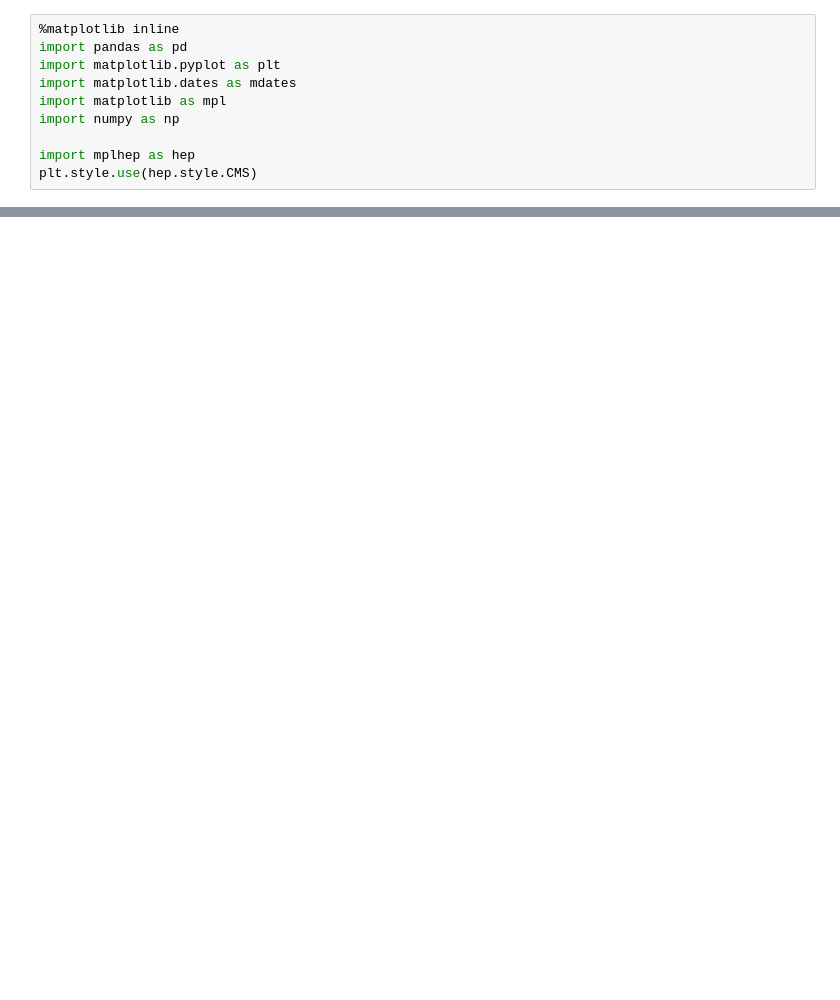
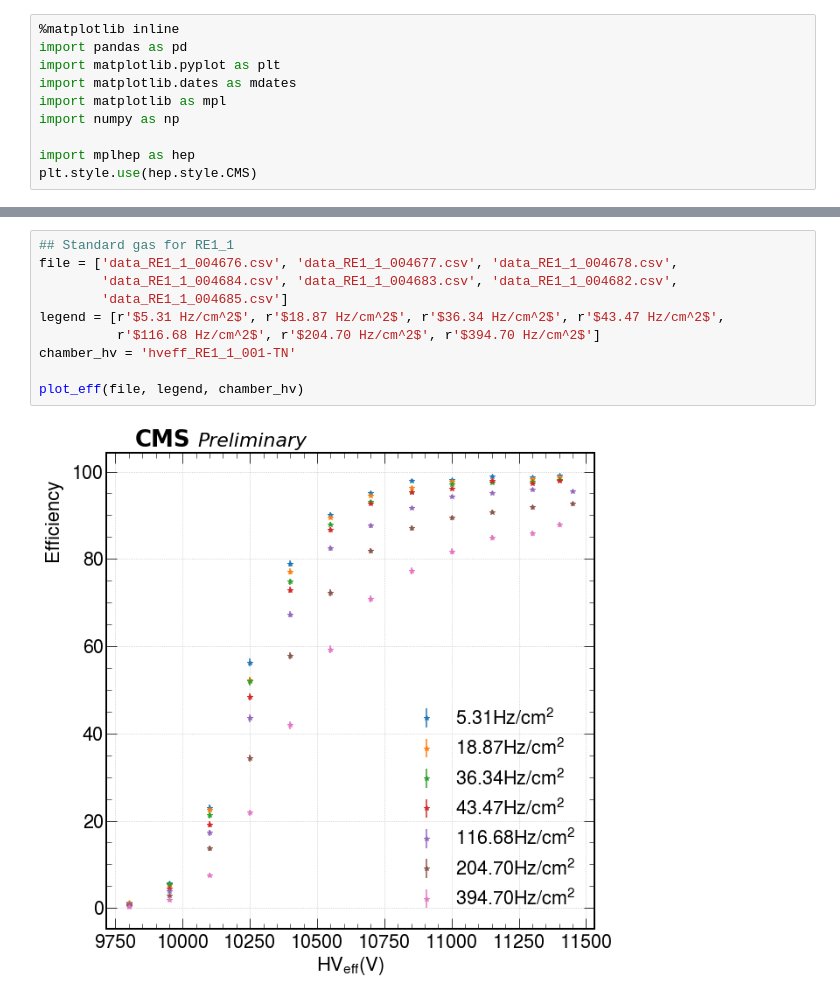
Before and after one commit to Mapse/efficiencies, a Jupyter notebook: Efficiency_correct_resistivity.ipynb, the cells around one changed output, grey strips where cells are left out. Saved outputs shown, nothing was run; the diff lists cells and outputs as text; blank space fills up the shorter version.

```diff
--- a/Efficiency_correct_resistivity.ipynb
+++ b/Efficiency_correct_resistivity.ipynb
@@ -87,2 +170,14 @@ def plot_eff_corr(file, legend):
+# %%
+## Standard gas for RE1_1
+file = ['data_RE1_1_004676.csv', 'data_RE1_1_004677.csv', 'data_RE1_1_004678.csv',
+        'data_RE1_1_004684.csv', 'data_RE1_1_004683.csv', 'data_RE1_1_004682.csv',
+        'data_RE1_1_004685.csv']
+legend = [r'$5.31 Hz/cm^2$', r'$18.87 Hz/cm^2$', r'$36.34 Hz/cm^2$', r'$43.47 Hz/cm^2$',
+          r'$116.68 Hz/cm^2$', r'$204.70 Hz/cm^2$', r'$394.70 Hz/cm^2$']
+chamber_hv = 'hveff_RE1_1_001-TN'
+
+plot_eff(file, legend, chamber_hv)
+# %% [output]
+[figure, added]
 # %%
 ##  File with the data
```
Also changed, not shown: parts of 10 cells of this notebook.
